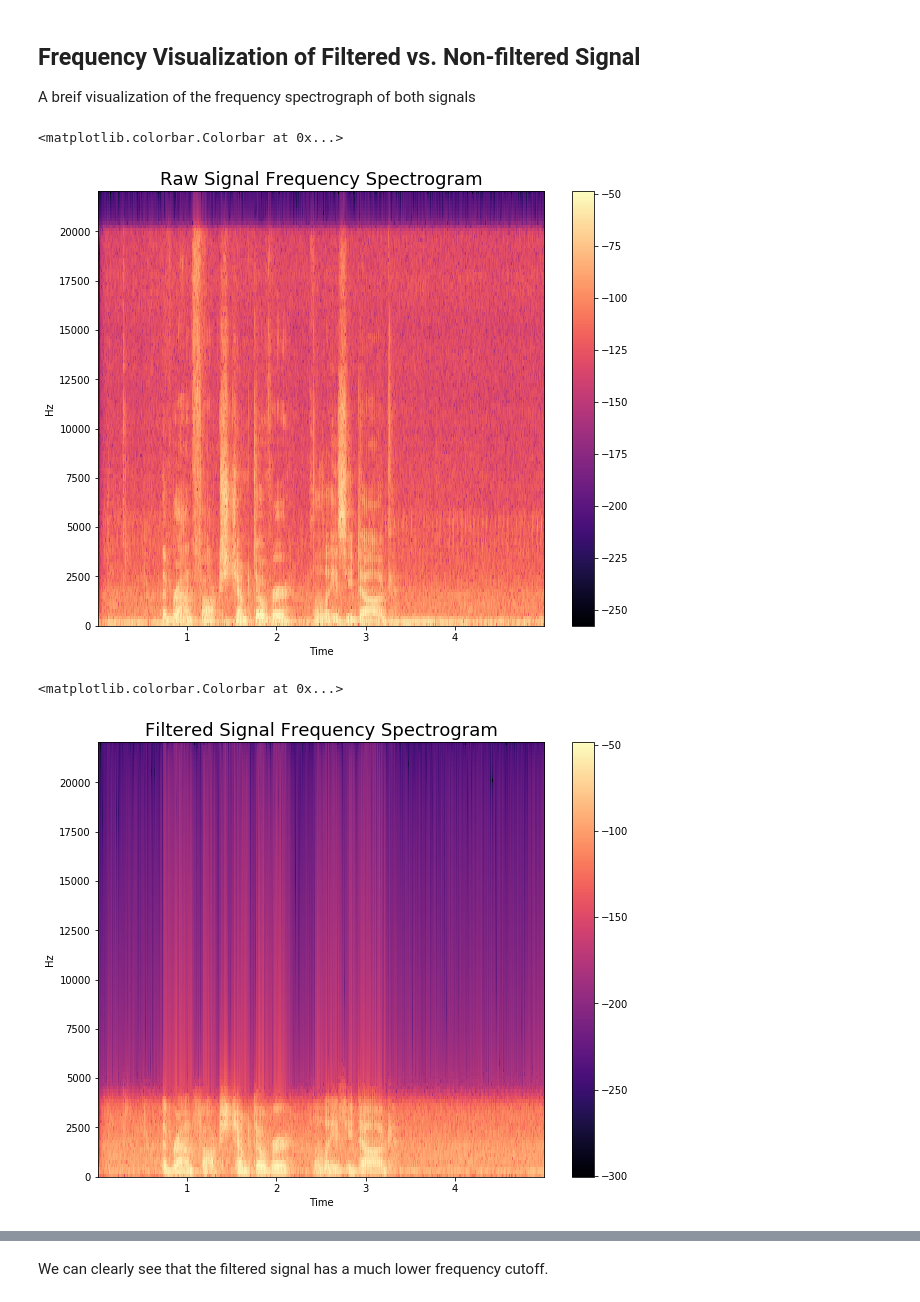
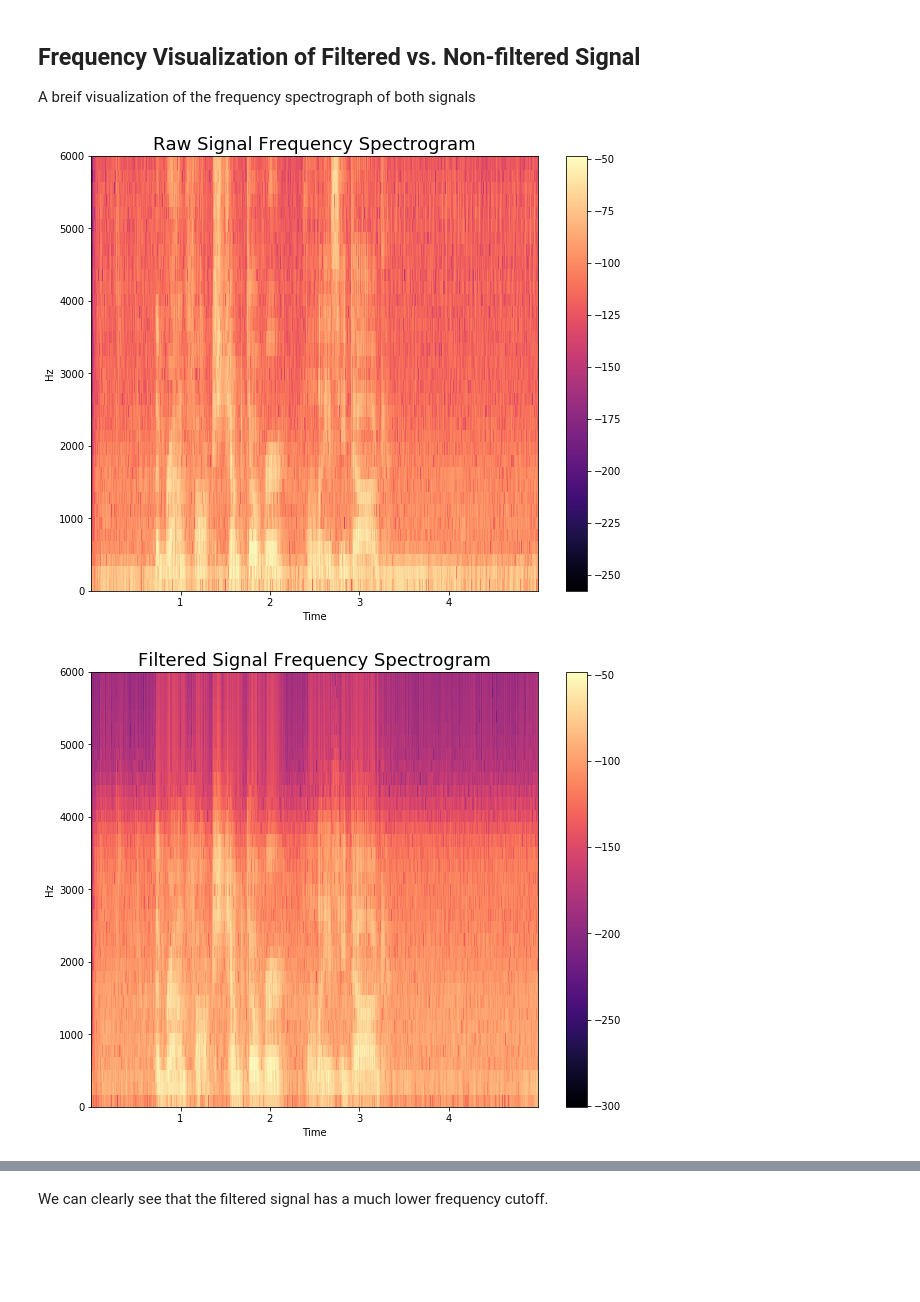
Before and after one commit to gseemann/audio_to_freq, a Jupyter notebook: Audio_File_Visualization_ and_Classification.ipynb, the cells around one changed output, grey strips where cells are left out. Saved outputs shown, nothing was run; the diff lists cells and outputs as text; code cells hidden in the pictures; blank space fills up the shorter version.

```diff
--- a/Audio_File_Visualization_ and_Classification.ipynb
+++ b/Audio_File_Visualization_ and_Classification.ipynb
@@ -359,23 +360,25 @@ A breif visualization of the frequency spectrograph of both signals
 plt.figure(figsize=(10,8))
 plt.specgram(voice, mode='psd',Fs=freq, cmap = 'magma')
 plt.title("Raw Signal Frequency Spectrogram", fontsize=18)
+plt.ylim(0,6000)
 plt.xlabel('Time')
 plt.ylabel('Hz')
 plt.colorbar()
+plt.savefig('figures/specgram_raw.png')
 # %% [output]
-<matplotlib.colorbar.Colorbar at 0x...>
-[figure, old version]
+[figure, new version]
 # %%
 #plot freq
 plt.figure(figsize=(10,8))
 plt.specgram(filtered, mode='psd',Fs=freq, cmap = 'magma')
 plt.title("Filtered Signal Frequency Spectrogram", fontsize=18)
+plt.ylim(0,6000)
 plt.xlabel('Time')
 plt.ylabel('Hz')
 plt.colorbar()
+plt.savefig('figures/specgram_filtered.png')
 # %% [output]
-<matplotlib.colorbar.Colorbar at 0x...>
-[figure, old version]
+[figure, new version]
 # %%
 fig, (ax1, ax2) = plt.subplots(1, 2, sharey=True, figsize=(20,8))
 img=ax1.specgram(voice, mode='psd',Fs=freq, cmap = 'magma')
```
Also changed, not shown: parts of 8 cells of this notebook, 8 other files.
